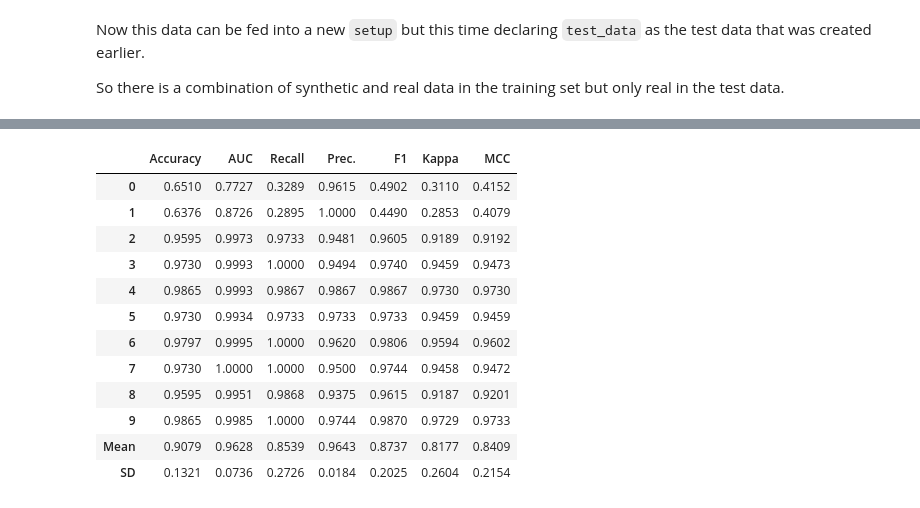
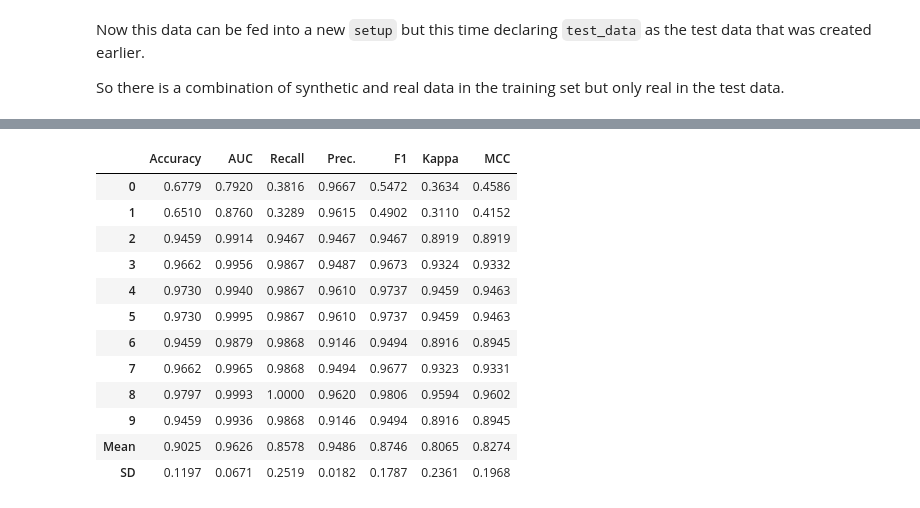
Before and after one commit to Oufattole/HR-Attrition, a Jupyter notebook: Predicting_employee_attrition.ipynb, the cells around one changed output, grey strips where cells are left out. Cells and saved outputs as stored; diff of their text form; code cells hidden in the pictures.

```diff
--- a/Predicting_employee_attrition.ipynb
+++ b/Predicting_employee_attrition.ipynb
@@ -524,17 +531,17 @@ lr = create_model("lr")
-# %%
-gbc = create_model("gbc")
-# %% [output]
-|  | Accuracy | AUC | Recall | Prec. | F1 | Kappa | MCC |
-| 0 | 0.6510 | 0.7727 | 0.3289 | 0.9615 | 0.4902 | 0.3110 | 0.4152 |
-| 1 | 0.6376 | 0.8726 | 0.2895 | 1.0000 | 0.4490 | 0.2853 | 0.4079 |
-| 2 | 0.9595 | 0.9973 | 0.9733 | 0.9481 | 0.9605 | 0.9189 | 0.9192 |
-| 3 | 0.9730 | 0.9993 | 1.0000 | 0.9494 | 0.9740 | 0.9459 | 0.9473 |
-| 4 | 0.9865 | 0.9993 | 0.9867 | 0.9867 | 0.9867 | 0.9730 | 0.9730 |
-| 5 | 0.9730 | 0.9934 | 0.9733 | 0.9733 | 0.9733 | 0.9459 | 0.9459 |
-| 6 | 0.9797 | 0.9995 | 1.0000 | 0.9620 | 0.9806 | 0.9594 | 0.9602 |
-| 7 | 0.9730 | 1.0000 | 1.0000 | 0.9500 | 0.9744 | 0.9458 | 0.9472 |
-| 8 | 0.9595 | 0.9951 | 0.9868 | 0.9375 | 0.9615 | 0.9187 | 0.9201 |
-| 9 | 0.9865 | 0.9985 | 1.0000 | 0.9744 | 0.9870 | 0.9729 | 0.9733 |
-| Mean | 0.9079 | 0.9628 | 0.8539 | 0.9643 | 0.8737 | 0.8177 | 0.8409 |
-| SD | 0.1321 | 0.0736 | 0.2726 | 0.0184 | 0.2025 | 0.2604 | 0.2154 |
+# %%
+cb = create_model("catboost")
+# %% [output]
+|  | Accuracy | AUC | Recall | Prec. | F1 | Kappa | MCC |
+| 0 | 0.6779 | 0.7920 | 0.3816 | 0.9667 | 0.5472 | 0.3634 | 0.4586 |
+| 1 | 0.6510 | 0.8760 | 0.3289 | 0.9615 | 0.4902 | 0.3110 | 0.4152 |
+| 2 | 0.9459 | 0.9914 | 0.9467 | 0.9467 | 0.9467 | 0.8919 | 0.8919 |
+| 3 | 0.9662 | 0.9956 | 0.9867 | 0.9487 | 0.9673 | 0.9324 | 0.9332 |
+| 4 | 0.9730 | 0.9940 | 0.9867 | 0.9610 | 0.9737 | 0.9459 | 0.9463 |
+| 5 | 0.9730 | 0.9995 | 0.9867 | 0.9610 | 0.9737 | 0.9459 | 0.9463 |
+| 6 | 0.9459 | 0.9879 | 0.9868 | 0.9146 | 0.9494 | 0.8916 | 0.8945 |
+| 7 | 0.9662 | 0.9965 | 0.9868 | 0.9494 | 0.9677 | 0.9323 | 0.9331 |
+| 8 | 0.9797 | 0.9993 | 1.0000 | 0.9620 | 0.9806 | 0.9594 | 0.9602 |
+| 9 | 0.9459 | 0.9936 | 0.9868 | 0.9146 | 0.9494 | 0.8916 | 0.8945 |
+| Mean | 0.9025 | 0.9626 | 0.8578 | 0.9486 | 0.8746 | 0.8065 | 0.8274 |
+| SD | 0.1197 | 0.0671 | 0.2519 | 0.0182 | 0.1787 | 0.2361 | 0.1968 |
 # %%
```
Also changed, not shown: parts of 15 cells of this notebook.
